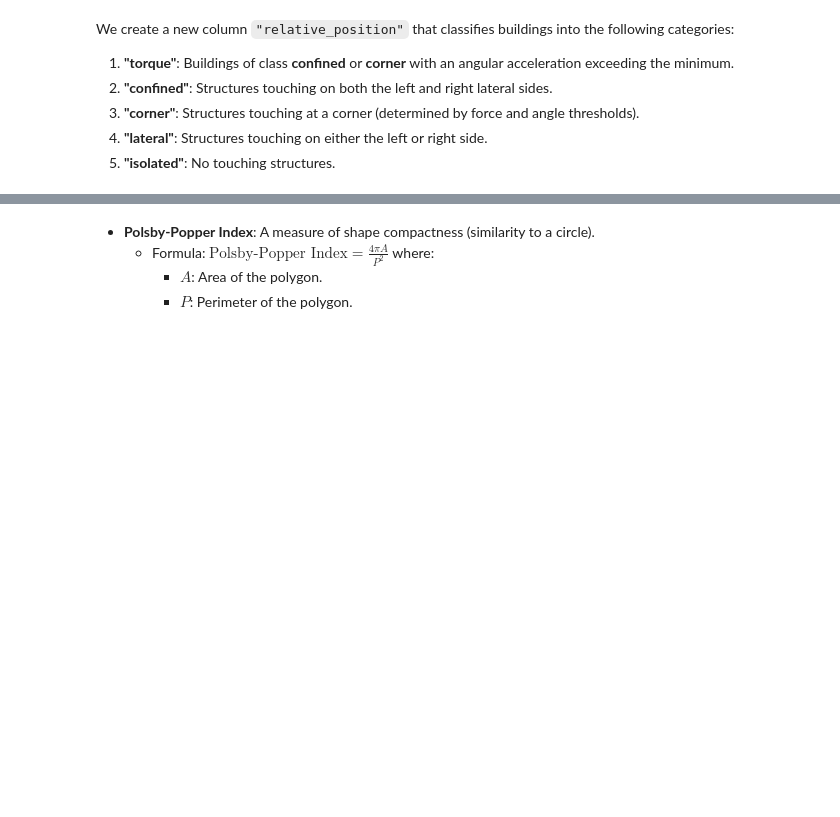
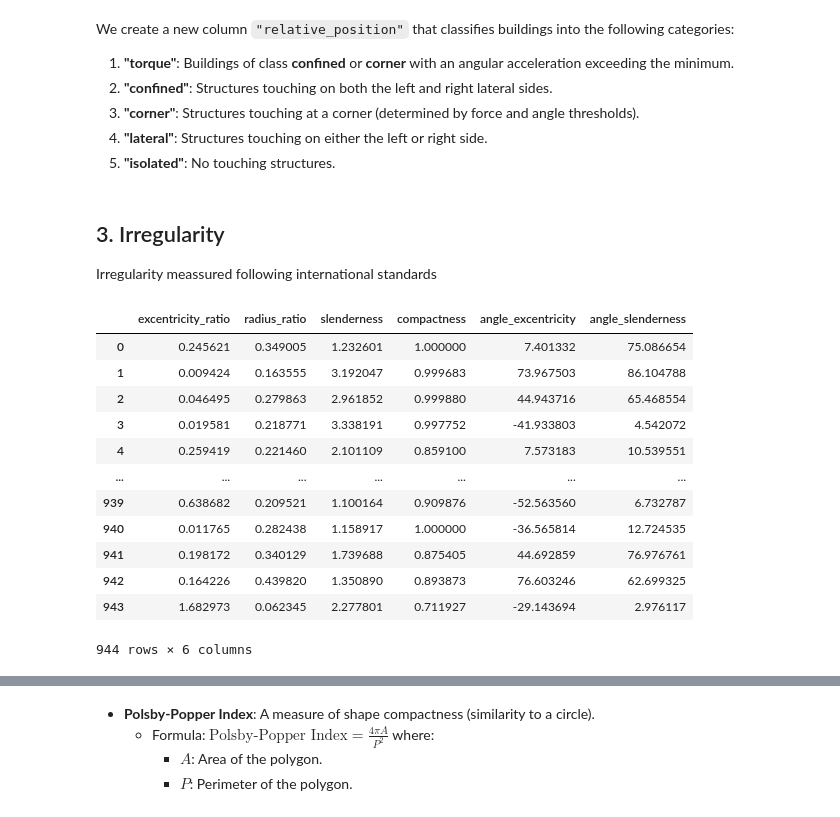
Before and after one commit to GeomaticsCaminosUPM/footprint_attributes, a Jupyter notebook: examples/example_google_colab.ipynb, the cells around one changed output, grey strips where cells are left out. Cells and saved outputs as stored; diff of their text form; code cells hidden in the pictures; blank space fills up the shorter version.

```diff
--- a/examples/example_google_colab.ipynb
+++ b/examples/example_google_colab.ipynb
@@ -168,3 +168,25 @@ We create a new column `"relative_position"` that classifies buildings into the
   3. **"corner"**: Structures touching at a corner (determined by force and angle thresholds).
   4. **"lateral"**: Structures touching on either the left or right side.
   5. **"isolated"**: No touching structures.
+# %% [markdown]
+## 3. Irregularity
+
+
+Irregularity meassured following international standards
+# %%
+result = footprint_attributes.get_eurocode_8_irregularity(footprints_gdf)
+result
+# %% [output]
+|  | excentricity_ratio | radius_ratio | slenderness | compactness | angle_excentricity | angle_slenderness |
+| 0 | 0.245621 | 0.349005 | 1.232601 | 1.000000 | 7.401332 | 75.086654 |
+| 1 | 0.009424 | 0.163555 | 3.192047 | 0.999683 | 73.967503 | 86.104788 |
+| 2 | 0.046495 | 0.279863 | 2.961852 | 0.999880 | 44.943716 | 65.468554 |
+| 3 | 0.019581 | 0.218771 | 3.338191 | 0.997752 | -41.933803 | 4.542072 |
+| 4 | 0.259419 | 0.221460 | 2.101109 | 0.859100 | 7.573183 | 10.539551 |
+| ... | ... | ... | ... | ... | ... | ... |
+| 939 | 0.638682 | 0.209521 | 1.100164 | 0.909876 | -52.563560 | 6.732787 |
+| 940 | 0.011765 | 0.282438 | 1.158917 | 1.000000 | -36.565814 | 12.724535 |
+| 941 | 0.198172 | 0.340129 | 1.739688 | 0.875405 | 44.692859 | 76.976761 |
+| 942 | 0.164226 | 0.439820 | 1.350890 | 0.893873 | 76.603246 | 62.699325 |
+| 943 | 1.682973 | 0.062345 | 2.277801 | 0.711927 | -29.143694 | 2.976117 |
+944 rows × 6 columns
```
Also changed, not shown: parts of 13 cells of this notebook.
